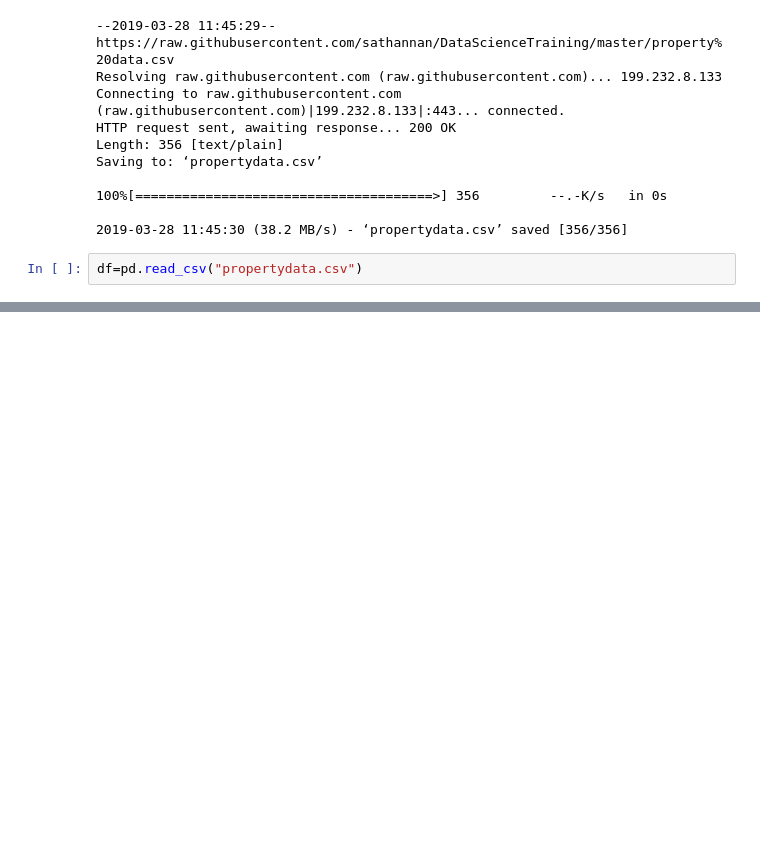
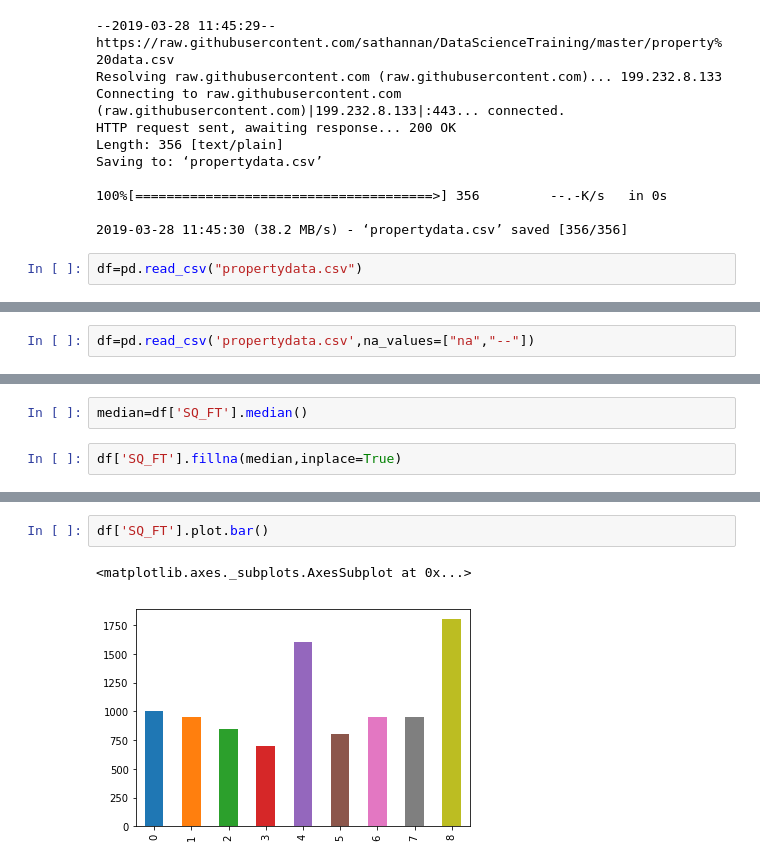
Before and after one commit to Vinitpad/Data-Science, a Jupyter notebook: Data Cleaning.ipynb, the cells around one changed output, grey strips where cells are left out. Cells and saved outputs as stored; diff of their text form; blank space fills up the shorter version.

Commit message:
Pandas Histo, data modifications

```diff
--- a/Data Cleaning.ipynb
+++ b/Data Cleaning.ipynb
@@ -132,0 +146,2 @@ df=pd.read_csv("propertydata.csv")
+# %%
+df=pd.read_csv('propertydata.csv',na_values=["na","--"])
@@ -132,0 +166,4 @@ df=pd.read_csv("propertydata.csv")
+# %%
+median=df['SQ_FT'].median()
+# %%
+df['SQ_FT'].fillna(median,inplace=True)
@@ -132,0 +196,5 @@ df=pd.read_csv("propertydata.csv")
+# %%
+df['SQ_FT'].plot.bar()
+# %% [output]
+<matplotlib.axes._subplots.AxesSubplot at 0x...>
+[figure, added]
```
Also changed, not shown: parts of 42 cells of this notebook.
